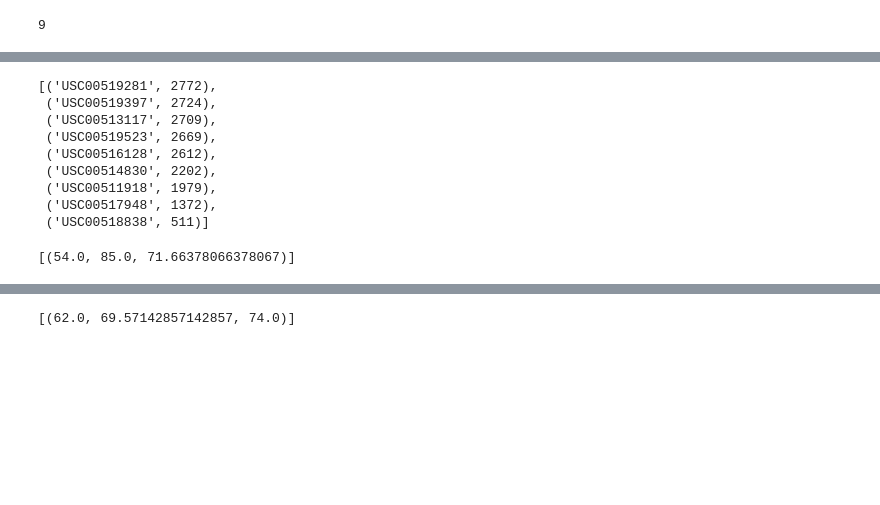
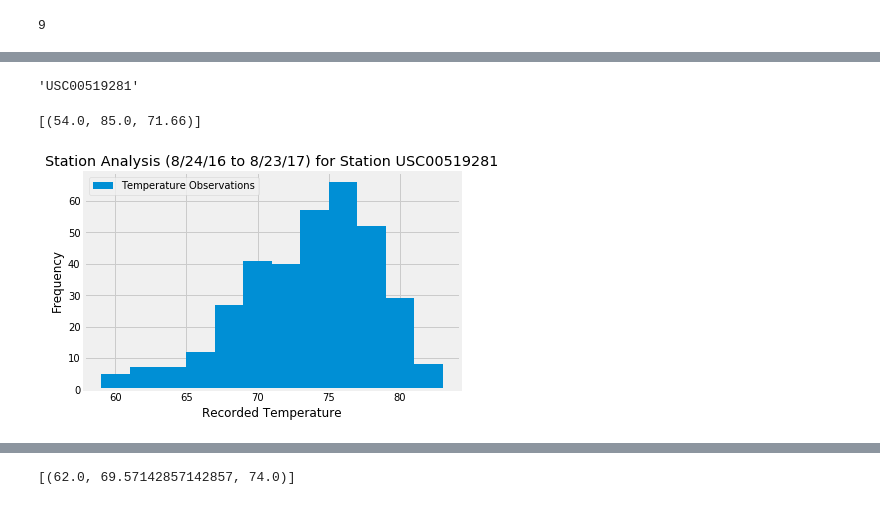
Before and after one commit to kbrown1138/SQL-Alchemy-Surfs-Up, a Jupyter notebook: SQL_Alchemy_Surfs_Up.ipynb, the cells around one changed output, grey strips where cells are left out. Saved outputs shown, nothing was run; the diff lists cells and outputs as text; code cells hidden in the pictures; blank space fills up the shorter version.

Commit message:
Finished the station analysis

```diff
--- a/SQL_Alchemy_Surfs_Up.ipynb
+++ b/SQL_Alchemy_Surfs_Up.ipynb
@@ -118,3 +117,8 @@ locations = session.query(Measurement).group_by(Measurement.station).count()
 locations
 # %% [output]
 9
+# %%
+# List the stations and the counts in descending order.
+active_station = session.query(Measurement.station, func.count(Measurement.tobs)).group_by(Measurement.station).order_by(func.count(Measurement.tobs).desc()).all()
+
+active_station
@@ -121,21 +135,29 @@ locations
 # %%
-# What are the most active stations? (i.e. what stations have the most rows)?
-# List the stations and the counts in descending order.
+# What is the most active station? (i.e. what station has the most rows)?
+most_active_station = active_station[0][0]
+
+most_active_station
 # %% [output]
-[('USC00519281', 2772),
- ('USC00519397', 2724),
- ('USC00513117', 2709),
- ('USC00519523', 2669),
- ('USC00516128', 2612),
- ('USC00514830', 2202),
- ('USC00511918', 1979),
- ('USC00517948', 1372),
- ('USC00518838', 511)]
+'USC00519281'
 # %%
 # Using the station id from the previous query, calculate the lowest temperature recorded,
-# highest temperature recorded, and average temperature most active station?
+# highest temperature recorded, and average temperature of the most active station?
+most_active_station_temperature_stats = session.query(func.min(Measurement.tobs), func.max(Measurement.tobs), func.round(func.avg(Measurement.tobs), 2)).filter(Measurement.station == most_active_station).all()
+most_active_station_temperature_stats
 # %% [output]
-[(54.0, 85.0, 71.66378066378067)]
+[(54.0, 85.0, 71.66)]
 # %%
 # Choose the station with the highest number of temperature observations.
 # Query the last 12 months of temperature observation data for this station and plot the results as a histogram
+
+temperature = session.query(Measurement.station, Measurement.date, Measurement.tobs).filter(Measurement.station == most_active_station).filter(Measurement.date > date_one_year_ago).order_by(Measurement.date).all()
+
+temperature_df=pd.DataFrame(temperature)
+plt.hist(temperature_df['tobs'], bins=12)
+plt.xlabel("Recorded Temperature")
+plt.ylabel("Frequency")
+plt.title("Station Analysis (8/24/16 to 8/23/17) for Station " + most_active_station)
+plt.legend(["Temperature Observations"])
+plt.show()
+# %% [output]
+[figure, added]
```
Also changed, not shown: parts of 3 cells of this notebook.
